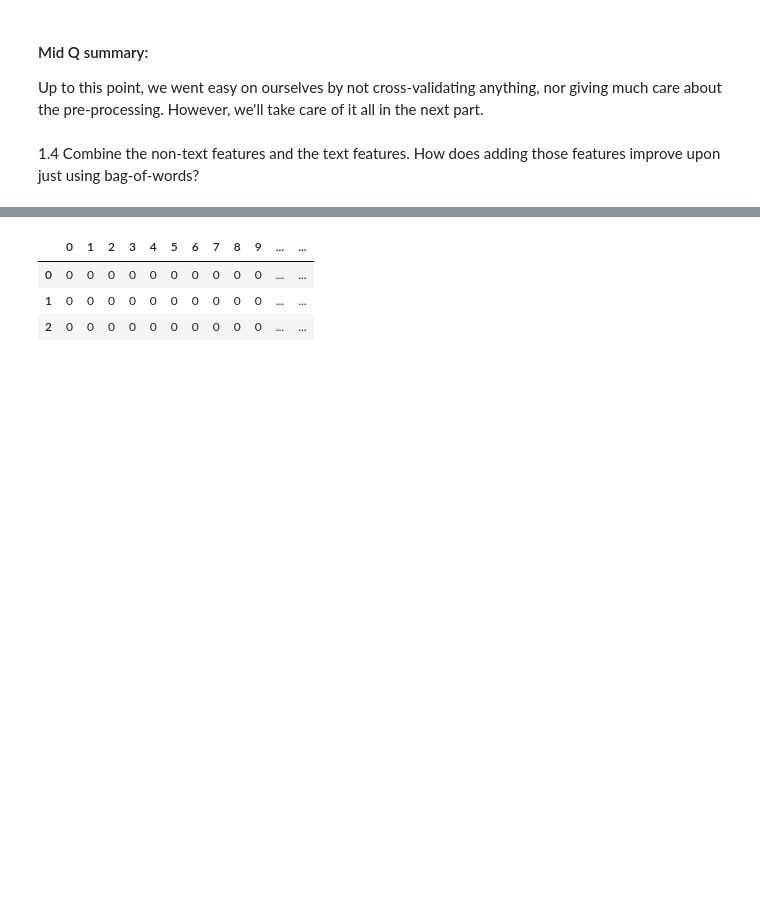
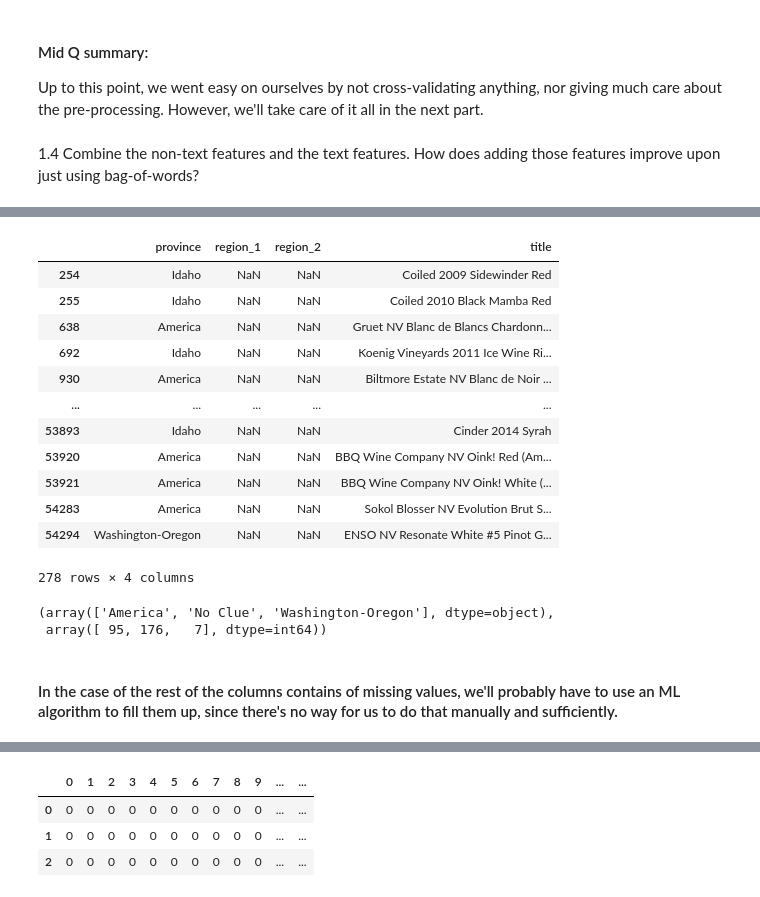
Before and after one commit to Matt88Ac/AdvancedML_Assignment4, a Jupyter notebook: Advanced Machine Learning - HW #4.ipynb, the cells around one changed output, grey strips where cells are left out. Drawn from its saved outputs; the diff is of its cells as text; code cells hidden in the pictures; blank space fills up the shorter version.

```diff
--- a/Advanced Machine Learning - HW #4.ipynb
+++ b/Advanced Machine Learning - HW #4.ipynb
@@ -636,0 +579,24 @@ description = None
+# %%
+x.loc[x['region_1'].isna(), ['province', 'region_1', 'region_2','title']]
+# %% [output]
+|  | province | region_1 | region_2 | title |
+| 254 | Idaho | NaN | NaN | Coiled 2009 Sidewinder Red |
+| 255 | Idaho | NaN | NaN | Coiled 2010 Black Mamba Red |
+| 638 | America | NaN | NaN | Gruet NV Blanc de Blancs Chardonn... |
+| 692 | Idaho | NaN | NaN | Koenig Vineyards 2011 Ice Wine Ri... |
+| 930 | America | NaN | NaN | Biltmore Estate NV Blanc de Noir ... |
+| ... | ... | ... | ... | ... |
+| 53893 | Idaho | NaN | NaN | Cinder 2014 Syrah |
+| 53920 | America | NaN | NaN | BBQ Wine Company NV Oink! Red (Am... |
+| 53921 | America | NaN | NaN | BBQ Wine Company NV Oink! White (... |
+| 54283 | America | NaN | NaN | Sokol Blosser NV Evolution Brut S... |
+| 54294 | Washington-Oregon | NaN | NaN | ENSO NV Resonate White #5 Pinot G... |
+278 rows × 4 columns
+# %%
+np.unique(x.loc[x['region_1'].isna()]['title'].apply(lambda x: x.split('(')[-1][:-1] if len(x.split('(')) > 1 else "No Clue"),
+          return_counts = True)
+# %% [output]
+(array(['America', 'No Clue', 'Washington-Oregon'], dtype=object),
+ array([ 95, 176,   7], dtype=int64))
+# %% [markdown]
+#### In the case of the rest of the columns contains of missing values, we'll probably have to use an ML algorithm to fill them up, since there's no way for us to do that manually and sufficiently.
```
Also changed, not shown: parts of 39 cells of this notebook.
